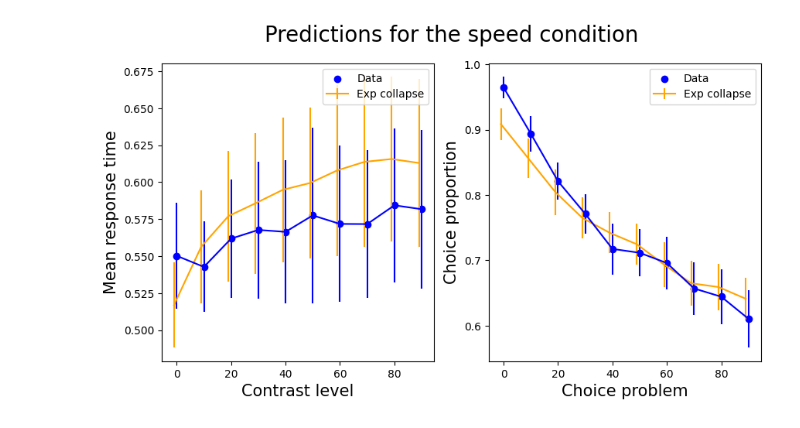
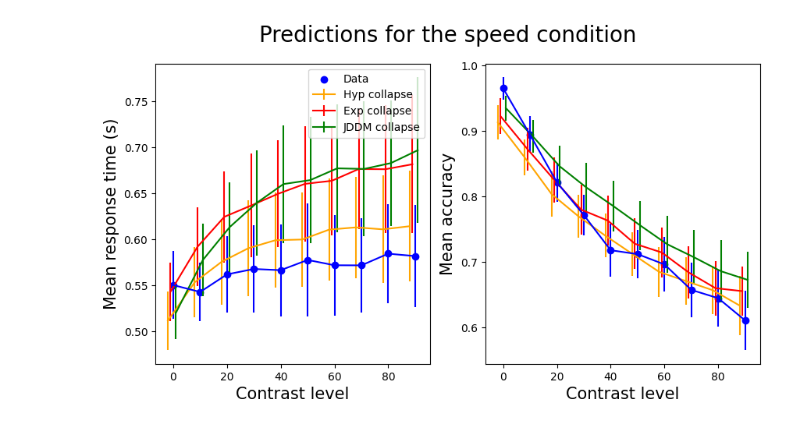
Before and after one commit to AmirHoseinHadian/CTDM_recovery, a Jupyter notebook: _Application/_Study1/prediction.ipynb, the cells around one changed output. Cells and saved outputs as stored; diff of their text form; code cells hidden in the pictures.

Commit message:
modeling results study 1

```diff
--- a/_Application/_Study1/prediction.ipynb
+++ b/_Application/_Study1/prediction.ipynb
@@ -133,0 +114,6 @@ pred_accuracy = pd.DataFrame({'sbj': SBJ,
+# %%
+pred_exp_sp = get_model_prediction(exp_speed, data_speed, 'hyp')
+pred_exp_ac = get_model_prediction(exp_accuracy, data_accuracy, 'hyp')
+# %%
+pred_jddm_sp = get_model_prediction(jddm_speed, data_speed, 'ddm')
+pred_jddm_ac = get_model_prediction(jddm_accuracy, data_accuracy, 'ddm')
@@ -134,57 +123,60 @@ pred_accuracy = pd.DataFrame({'sbj': SBJ,
+# %%
+def plot_model_pred(pred, var, color, x, label):
+    err = scipy.stats.t.ppf(0.975, 26)
+    temp = pred.groupby(by=['sbj', 'g_contrast'])[var].mean()
+    temp = pd.DataFrame(np.array([temp[i].values for i in pred.sbj.unique()]),
+                        columns=[j*10 for j in range(10)])
+    plt.errorbar(x= x + pred.groupby(by='g_contrast')['g_contrast'].mean(),
+                 y= pred.groupby(by='g_contrast')[var].mean(),
+                 yerr=err*np.array([temp[i].std()/np.sqrt(26) for i in [j*10 for j in range(10)]]),
+                 label=label, c=color);
 # %%
 fig = plt.figure(figsize=(10, 5))
 fig.suptitle('Predictions for the speed condition', fontsize=20)
 
 plt.subplot(121)
+plot_model_pred(pred_hyp_sp, 'rt', 'orange', -2, 'Hyp collapse')
+plot_model_pred(pred_exp_sp, 'rt', 'red', -1, 'Exp collapse')
+plot_model_pred(pred_jddm_sp, 'rt', 'green', 1, 'JDDM collapse')
+# plot_model_pred(pred_bddm_sp, 'rt', 'pink', 2, 'BDDM collapse')
 
-err = scipy.stats.t.ppf(0.975, 80)
-temp = pred_speed.groupby(by=['sbj', 'g_contrast'])['rt'].mean()
-temp = pd.DataFrame(np.array([temp[i].values for i in data.participant.unique()]),
-                    columns=[j*10 for j in range(10)])
-plt.errorbar(x=-1 + pred_speed.groupby(by='g_contrast')['g_contrast'].mean(),
-             y=pred_speed.groupby(by='g_contrast')['rt'].mean(),
-             yerr=err*np.array([temp[i].std()/np.sqrt(26) for i in [j*10 for j in range(10)]]),
-             label='Exp collapse', c='orange');
-
+err = scipy.stats.t.ppf(0.975, 26)
 temp = data_speed.groupby(by=['participant', 'g_contrast'])['rt'].mean()
 temp = pd.DataFrame(np.array([temp[i].values for i in data.participant.unique()]),
                     columns=[j*10 for j in range(10)])
 plt.errorbar(x=data_speed.groupby(by='g_contrast')['g_contrast'].mean(),
              y=data_speed.groupby(by='g_contrast')['rt'].mean(),
              yerr=err*np.array([temp[i].std()/np.sqrt(26) for i in [j*10 for j in range(10)]]),
              c='blue');
 plt.scatter(x=data_speed.groupby(by='g_contrast')['g_contrast'].mean(),
             y=data_speed.groupby(by='g_contrast')['rt'].mean(),
             c='blue', label='Data');
 plt.xlabel('Contrast level', fontsize=15)
-plt.ylabel('Mean response time', fontsize=15)
+plt.ylabel('Mean response time (s)', fontsize=15)
 plt.legend();
 
 plt.subplot(122)
-temp = pred_speed.groupby(by=['sbj', 'g_contrast'])['accuracy'].mean()
-temp = pd.DataFrame(np.array([temp[i].values for i in data.participant.unique()]),
-                    columns=[j*10 for j in range(10)])
-plt.errorbar(x=-1 + pred_speed.groupby(by='g_contrast')['g_contrast'].mean(),
-             y=pred_speed.groupby(by='g_contrast')['accuracy'].mean(),
-             yerr=err*np.array([temp[i].std()/np.sqrt(26) for i in [j*10 for j in range(10)]]),
-             label='Exp collapse', c='orange');
+plot_model_pred(pred_hyp_sp, 'accuracy', 'orange', -2, 'Hyp collapse')
+plot_model_pred(pred_exp_sp, 'accuracy', 'red', -1, 'Exp collapse')
+plot_model_pred(pred_jddm_sp, 'accuracy', 'green', 1, 'JDDM collapse')
+# plot_model_pred(pred_bddm_sp, 'accuracy', 'pink', 2, 'BDDM collapse')
 
 temp = data_speed.groupby(by=['participant', 'g_contrast'])['correct'].mean()
 temp = pd.DataFrame(np.array([temp[i].values for i in data.participant.unique()]),
                     columns=[j*10 for j in range(10)])
 plt.errorbar(x=data_speed.groupby(by='g_contrast')['g_contrast'].mean(),
              y=data_speed.groupby(by='g_contrast')['correct'].mean(),
              yerr=err*np.array([temp[i].std()/np.sqrt(26) for i in [j*10 for j in range(10)]]),
              c='blue');
 plt.scatter(x=data_speed.groupby(by='g_contrast')['g_contrast'].mean(),
             y=data_speed.groupby(by='g_contrast')['correct'].mean(),
             c='blue', label='Data');
 
-plt.xlabel('Choice problem', fontsize=15)
-plt.ylabel('Choice proportion', fontsize=15)
-plt.legend();
+plt.xlabel('Contrast level', fontsize=15)
+plt.ylabel('Mean accuracy', fontsize=15);
+# plt.legend();
 # %% [output]
-[figure, old version]
+[figure, new version]
 # %%
 fig = plt.figure(figsize=(10, 5))
 fig.suptitle('Predictions for the accuracy condition', fontsize=20)
```
Also changed, not shown: parts of 10 cells of this notebook, 9 other files.
